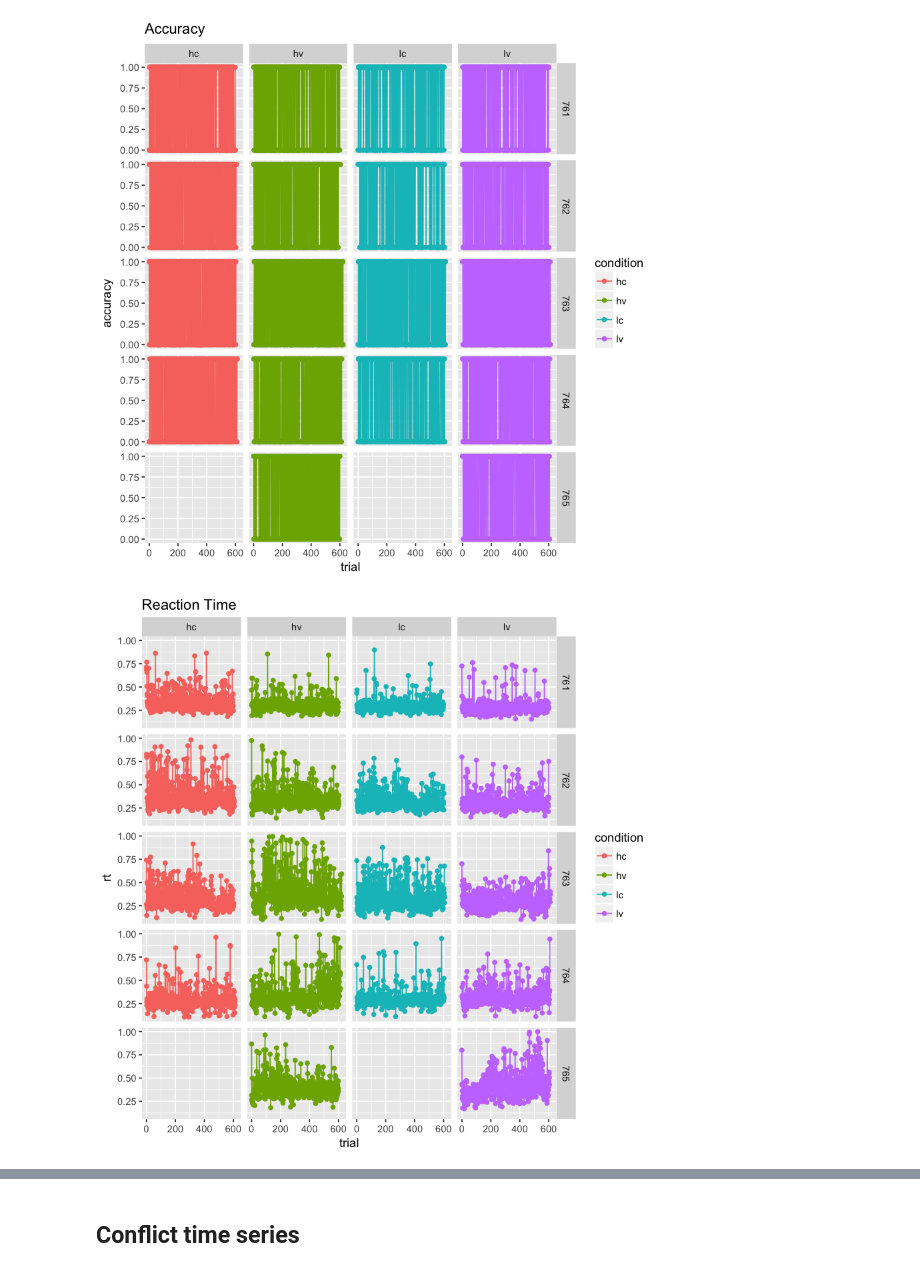
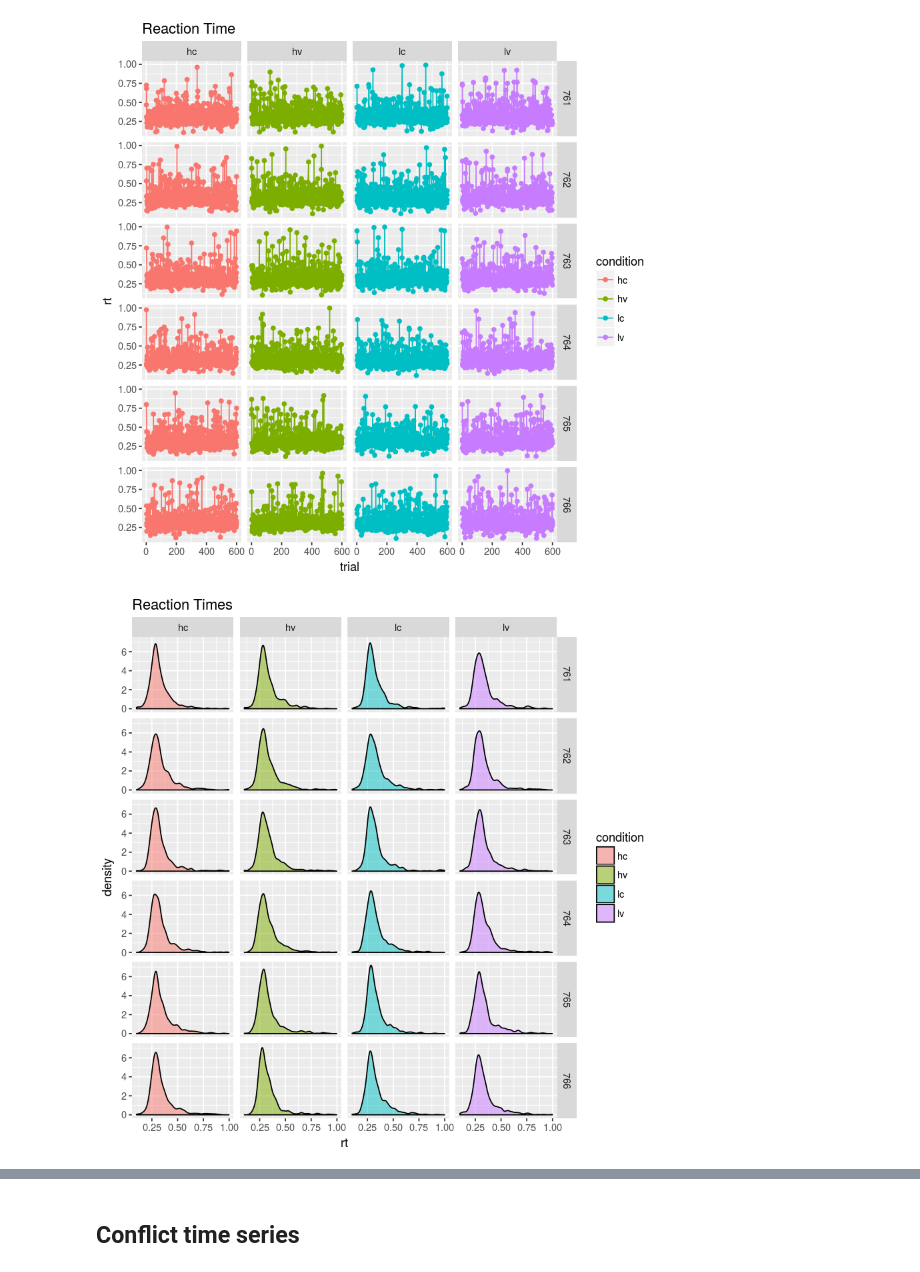
Before and after one commit to kalexandriabond/loki_0, a Jupyter notebook: simple_rt_experiment_probabilityC/analysis/probabilityC.ipynb, the cells around one changed output, grey strips where cells are left out. Drawn from its saved outputs; the diff is of its cells as text; code cells hidden in the pictures.

```diff
--- a/simple_rt_experiment_probabilityC/analysis/probabilityC.ipynb
+++ b/simple_rt_experiment_probabilityC/analysis/probabilityC.ipynb
@@ -71,0 +47,7 @@ summarise(sim_mean_acc = mean(accuracy), sim_std_acc = sd(accuracy))
+# %%
+raw_df <- files %>%
+  map(read_csv,col_types = cols()) %>%
+  reduce(rbind)
+# %%
+(ID = map(files, substr, start=1, stop=4))
+raw_df$ID = as.numeric(ID)
@@ -71,0 +81,5 @@ summarise(sim_mean_acc = mean(accuracy), sim_std_acc = sd(accuracy))
+# %%
+condition = map(files, substr, start=10, stop=10)
+raw_df$condition <- as.numeric(condition)
+raw_df$condition <- recode(raw_df$condition, '0' = 'lc', '1' = 'hc', '2'='hv','3'='lv')
+head(raw_df)
@@ -71,0 +132,7 @@ summarise(sim_mean_acc = mean(accuracy), sim_std_acc = sd(accuracy))
+# %%
+head(raw_df)
+n_subjects = length(unique(raw_df$ID))
+n_conditions = length(unique(raw_df$condition))
+clean_df <- subset(raw_df, cp_with_slow_fast == 0 | cp_with_slow_fast == 1)
+clean_df$trial <- rep(seq(1,600),n_subjects*n_conditions)
+dim(clean_df)
@@ -75,10 +158,10 @@ sim_plt <- ggplot(simulations[0:500,], aes(trial, accuracy, color=condition)) +
 # %%
-ggplot(sparse_df, aes(trial, accuracy, color=condition)) +
-    geom_point() + geom_line() + facet_grid(ID ~ condition ) + ggtitle('Accuracy')
+ggplot(clean_df, aes(trial, rt, color=condition)) +
+    geom_point() + geom_line() + facet_grid(ID ~ condition) + ggtitle('Reaction Time')
 # %% [output]
-[figure, old version]
+[figure, new version]
 # %%
-ggplot(sparse_df, aes(trial, rt, color=condition)) +
-    geom_point() + geom_line() + facet_grid(ID ~ condition) + ggtitle('Reaction Time')
+ggplot(clean_df, aes(rt, fill=condition)) +
+geom_density(alpha=0.5) + facet_grid(ID ~ condition) + ggtitle('Reaction Times')
 # %% [output]
-[figure, old version]
+[figure, new version]
```
Also changed, not shown: parts of 38 cells of this notebook, 1 other file.
